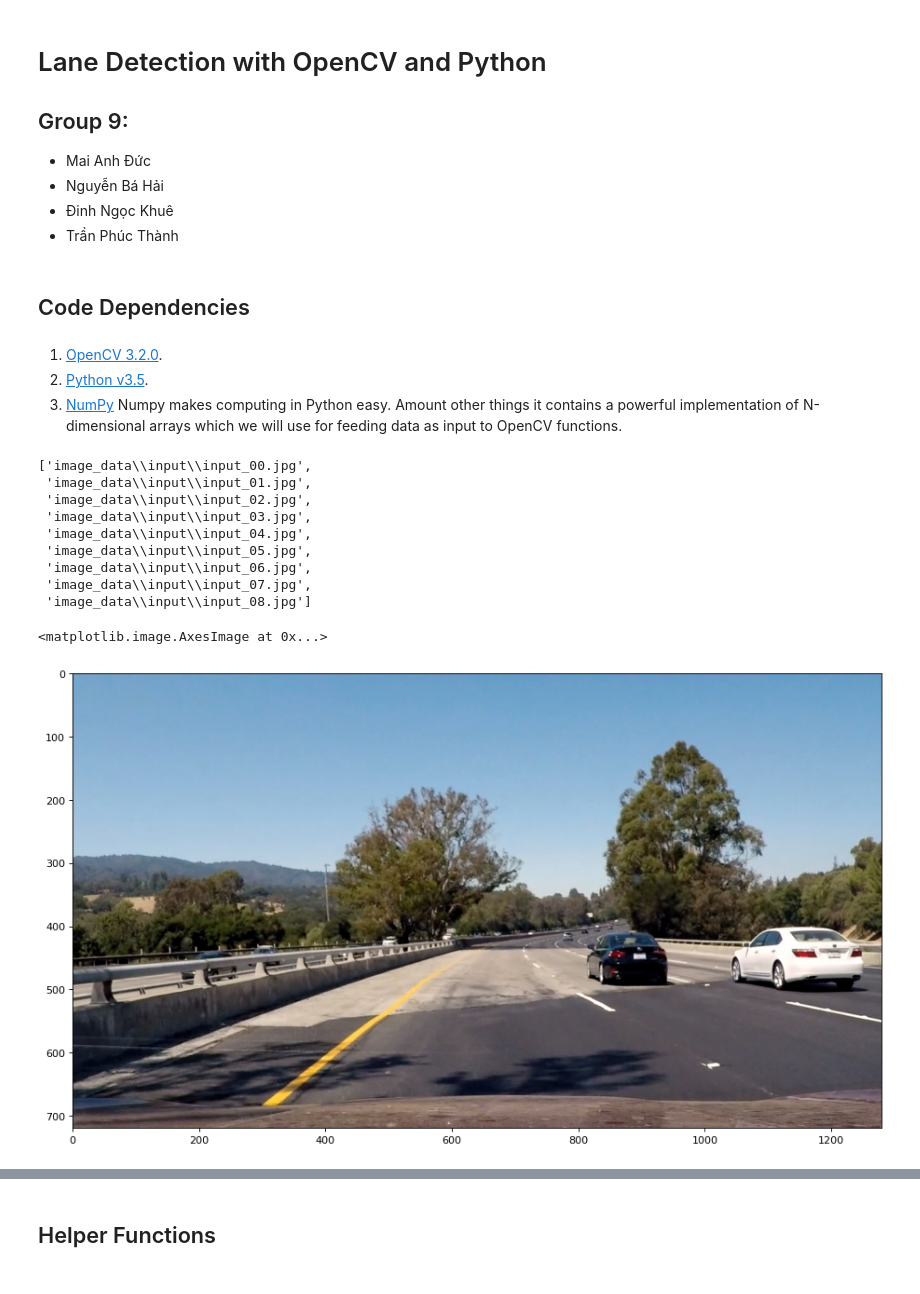
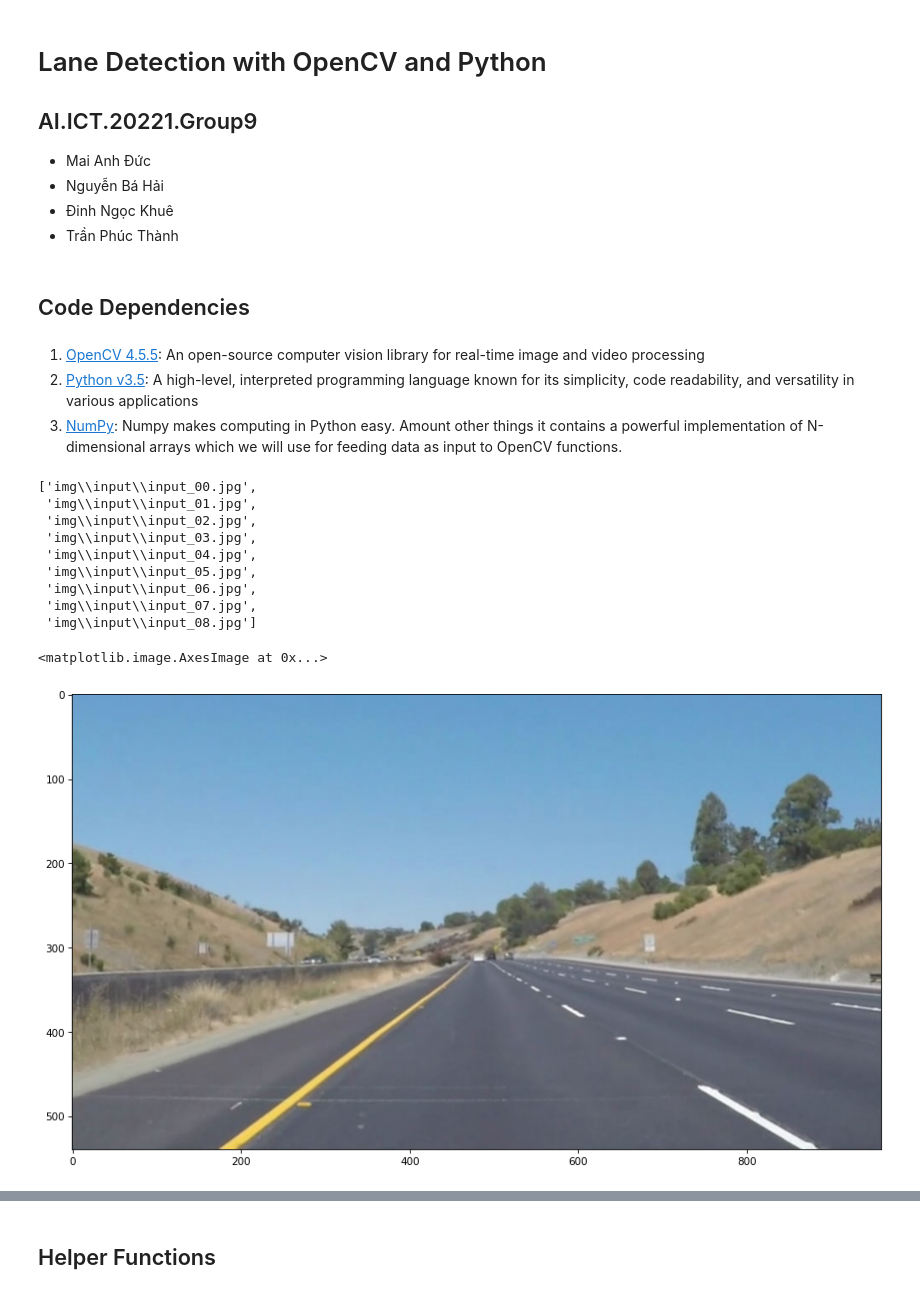
Before and after one commit to thanhtran17/AI.ICT.20221.Group9, a Jupyter notebook: lane_detection.ipynb, the cells around one changed output, grey strips where cells are left out. Drawn from its saved outputs; the diff is of its cells as text; code cells hidden in the pictures.

```diff
--- a/lane_detection.ipynb
+++ b/lane_detection.ipynb
@@ -1,6 +1,6 @@
 # %% [markdown]
 # Lane Detection with OpenCV and Python
-## Group 9:
+## AI.ICT.20221.Group9
 - Mai Anh Đức
 - Nguyễn Bá Hải
 - Đinh Ngọc Khuê
@@ -8,9 +8,9 @@
 # %% [markdown]
 ## Code Dependencies
 # %% [markdown]
-1. [OpenCV 3.2.0](https://opencv.org/releases/).
-2. [Python v3.5](https://www.python.org/downloads/).
-3. [NumPy](http://www.numpy.org/) Numpy makes computing in Python easy. Amount other things it contains a powerful implementation of N-dimensional arrays which we will use for feeding data as input to OpenCV functions.
+1. [OpenCV 4.5.5](https://opencv.org/releases/): An open-source computer vision library for real-time image and video processing
+2. [Python v3.5](https://www.python.org/downloads/): A high-level, interpreted programming language known for its simplicity, code readability, and versatility in various applications
+3. [NumPy](http://www.numpy.org/): Numpy makes computing in Python easy. Amount other things it contains a powerful implementation of N-dimensional arrays which we will use for feeding data as input to OpenCV functions.
 # %%
 # Import Required Modules
 import os
@@ -18,29 +18,31 @@ import cv2
 import numpy as np
 import matplotlib.pyplot as plt
 # %%
-# Load all image path
-PATH = "image_data\input"
+# Define the path to input images
+PATH = "img\input"
+
+# Define an array that contains all input images to choose
 data_folder_path = [os.path.join(PATH, image) for image in os.listdir(PATH) if '.jpg' in image]
-data_folder_path[:10]
+data_folder_path
 # %% [output]
-['image_data\\input\\input_00.jpg',
- 'image_data\\input\\input_01.jpg',
- 'image_data\\input\\input_02.jpg',
- 'image_data\\input\\input_03.jpg',
- 'image_data\\input\\input_04.jpg',
- 'image_data\\input\\input_05.jpg',
- 'image_data\\input\\input_06.jpg',
- 'image_data\\input\\input_07.jpg',
- 'image_data\\input\\input_08.jpg']
+['img\\input\\input_00.jpg',
+ 'img\\input\\input_01.jpg',
+ 'img\\input\\input_02.jpg',
+ 'img\\input\\input_03.jpg',
+ 'img\\input\\input_04.jpg',
+ 'img\\input\\input_05.jpg',
+ 'img\\input\\input_06.jpg',
+ 'img\\input\\input_07.jpg',
+ 'img\\input\\input_08.jpg']
 # %%
-# Read an image
-image = cv2.imread(data_folder_path[1])
+# Read any image in the input images that are in data_folder_path array
+img = cv2.imread(data_folder_path[2])
 
 # Display the image
-plt.figure(figsize=(14, 14), dpi=80, facecolor='w', edgecolor='k')
-plt.imshow(cv2.cvtColor(image, cv2.COLOR_BGR2RGB))
+plt.figure(figsize=(14, 14), dpi=75, facecolor='w', edgecolor='k')
+plt.imshow(cv2.cvtColor(img, cv2.COLOR_BGR2RGB))
 # %% [output]
 <matplotlib.image.AxesImage at 0x...>
-[figure, old version]
+[figure, new version]
 # %%
 # Convert the image to gray image
```
Also changed, not shown: parts of 8 cells of this notebook, 17 other files.
